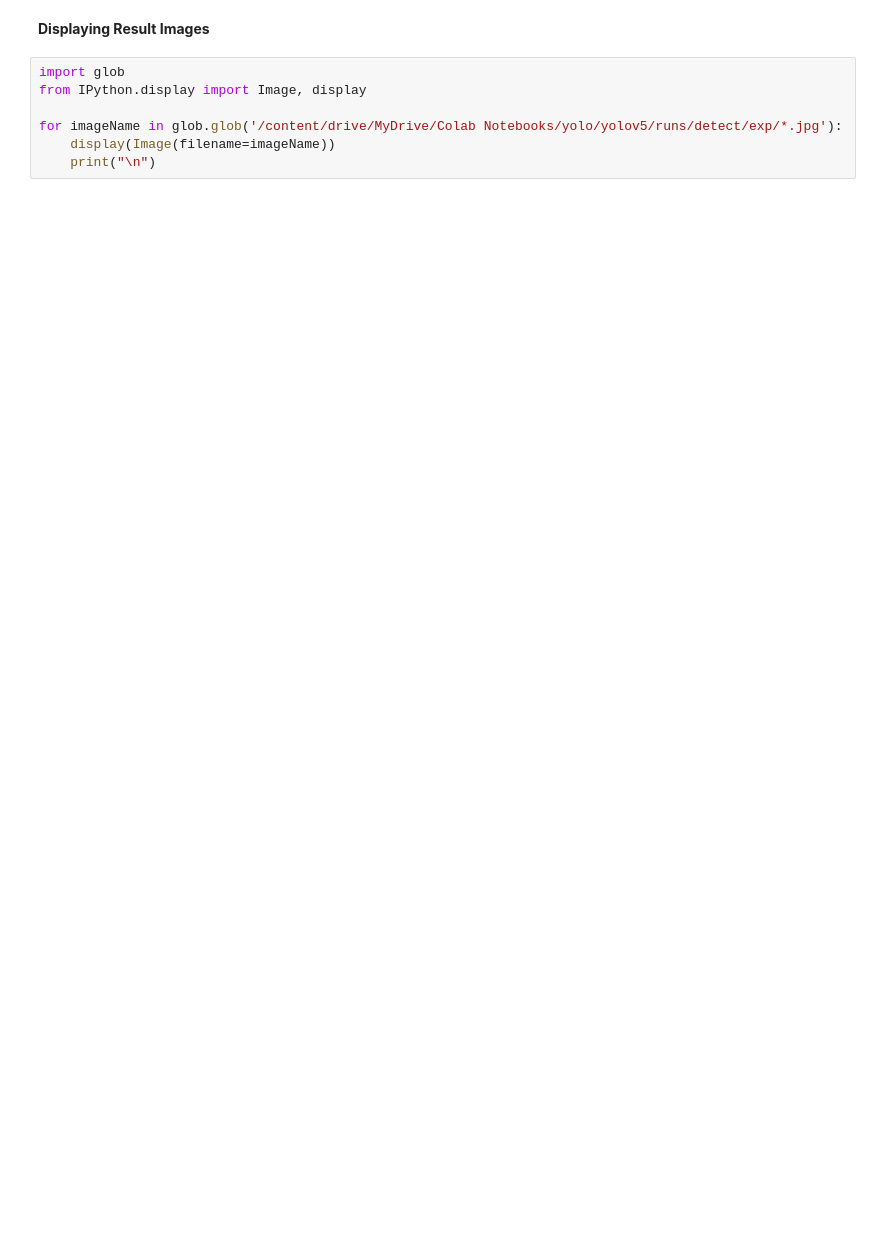
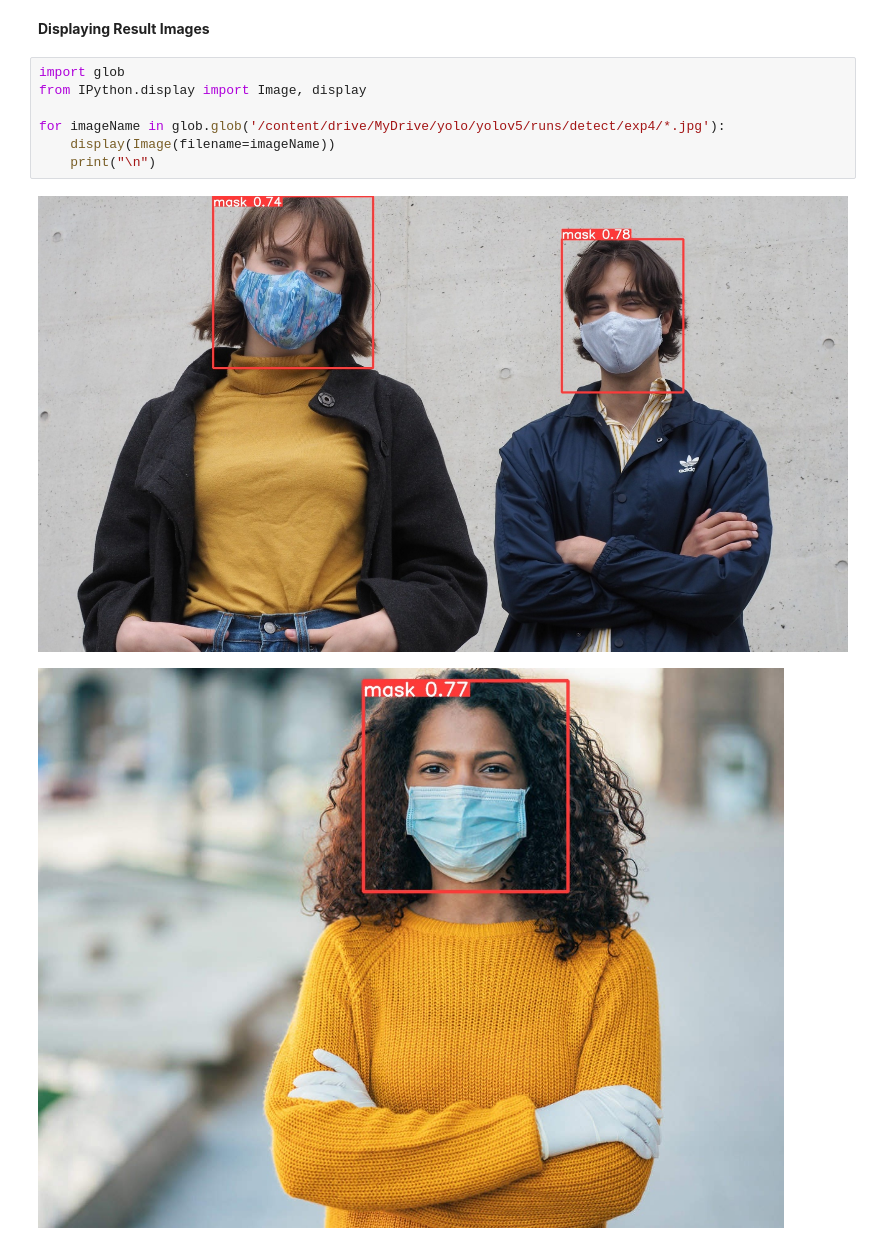
Before and after one commit to chodisettihenry/Labpractice, a Jupyter notebook: Copy_of_Major.ipynb, the cells around one changed output. Saved outputs shown, nothing was run; the diff lists cells and outputs as text; blank space fills up the shorter version.

```diff
--- a/Copy_of_Major.ipynb
+++ b/Copy_of_Major.ipynb
@@ -59,7 +136,10 @@ results.print()  # or .show(), .save(), .crop(), .pandas(), etc
 # %%
 import glob
 from IPython.display import Image, display
 
-for imageName in glob.glob('/content/drive/MyDrive/Colab Notebooks/yolo/yolov5/runs/detect/exp/*.jpg'):
+for imageName in glob.glob('/content/drive/MyDrive/yolo/yolov5/runs/detect/exp4/*.jpg'):
     display(Image(filename=imageName))
     print("\n")
+# %% [output]
+[figure, added]
+[figure, added]
```
Also changed, not shown: parts of 12 cells of this notebook.
